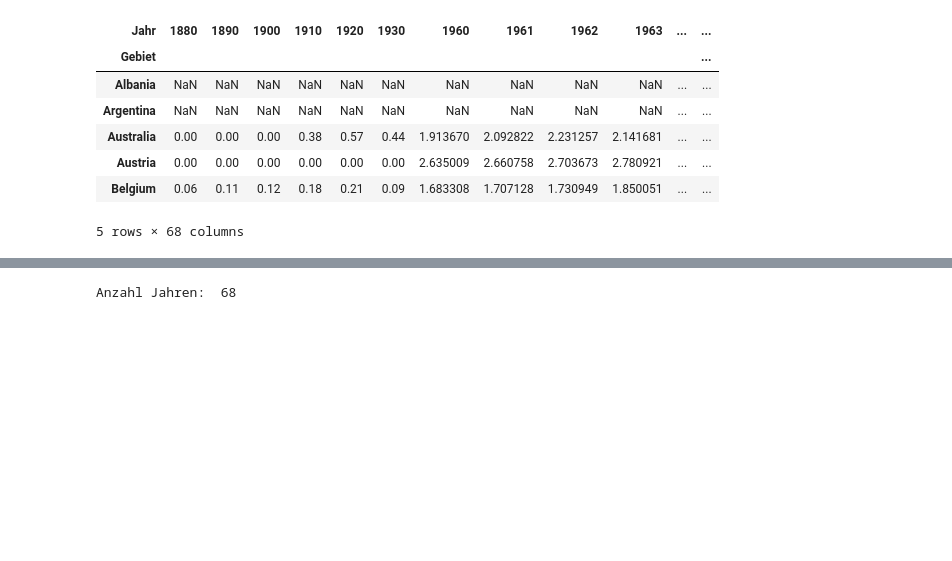
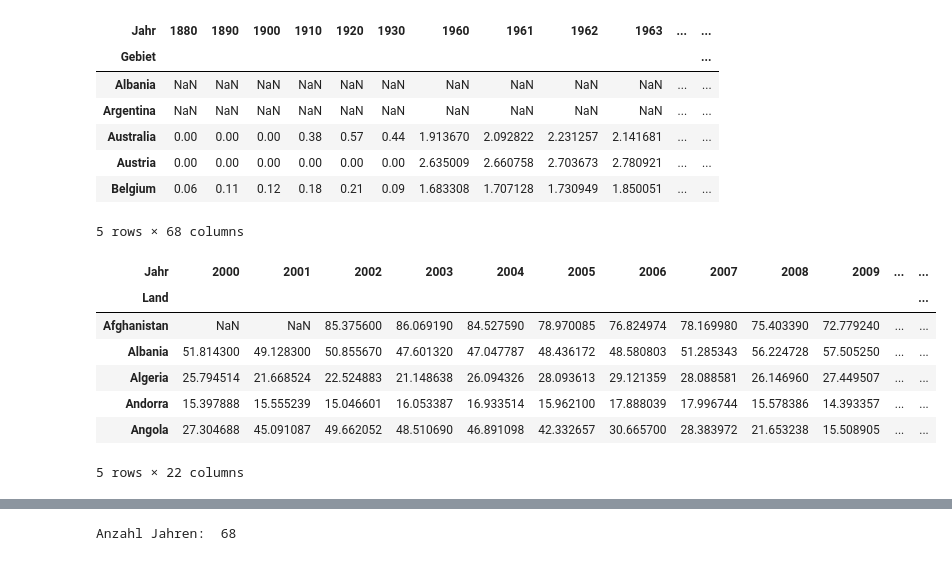
Before and after one commit to cossllea/BMLD1-LN2-Python, a Jupyter notebook: Leistungsnachweis_Informatik_BMLD.ipynb, the cells around one changed output, grey strips where cells are left out. Cells and saved outputs as stored; diff of their text form; code cells hidden in the pictures; blank space fills up the shorter version.

```diff
--- a/Leistungsnachweis_Informatik_BMLD.ipynb
+++ b/Leistungsnachweis_Informatik_BMLD.ipynb
@@ -3,0 +8,4 @@ from matplotlib import pyplot as plt
+# %%
+df2 = pd.read_csv("share-of-out-of-pocket-expenditure-on-healthcare.csv", skiprows=1,
+                 names=["Land", "Code2", "Jahr", "selbstgetragene Gesundheitsausgaben"])
+df2.head()
@@ -24,6 +39,18 @@ df_pivot.head()
 | Austria | 0.00 | 0.00 | 0.00 | 0.00 | 0.00 | 0.00 | 2.635009 | 2.660758 | 2.703673 | 2.780921 | ... | ... |
 | Belgium | 0.06 | 0.11 | 0.12 | 0.18 | 0.21 | 0.09 | 1.683308 | 1.707128 | 1.730949 | 1.850051 | ... | ... |
 5 rows × 68 columns
+# %%
+df2_pivot = df2.pivot(index="Land", columns="Jahr", values="Selbstgetragene Gesundheitsausgaben")
+df2_pivot.head()
+# %% [output]
+| Jahr | 2000 | 2001 | 2002 | 2003 | 2004 | 2005 | 2006 | 2007 | 2008 | 2009 | ... | ... |
+| Land |  |  |  |  |  |  |  |  |  |  |  | ... |
+| Afghanistan | NaN | NaN | 85.375600 | 86.069190 | 84.527590 | 78.970085 | 76.824974 | 78.169980 | 75.403390 | 72.779240 | ... | ... |
+| Albania | 51.814300 | 49.128300 | 50.855670 | 47.601320 | 47.047787 | 48.436172 | 48.580803 | 51.285343 | 56.224728 | 57.505250 | ... | ... |
+| Algeria | 25.794514 | 21.668524 | 22.524883 | 21.148638 | 26.094326 | 28.093613 | 29.121359 | 28.088581 | 26.146960 | 27.449507 | ... | ... |
+| Andorra | 15.397888 | 15.555239 | 15.046601 | 16.053387 | 16.933514 | 15.962100 | 17.888039 | 17.996744 | 15.578386 | 14.393357 | ... | ... |
+| Angola | 27.304688 | 45.091087 | 49.662052 | 48.510690 | 46.891098 | 42.332657 | 30.665700 | 28.383972 | 21.653238 | 15.508905 | ... | ... |
+5 rows × 22 columns
 # %%
 nCountries = len(df["Gebiet"].unique())
 
```
Also changed, not shown: parts of 12 cells of this notebook, 1 other file.
